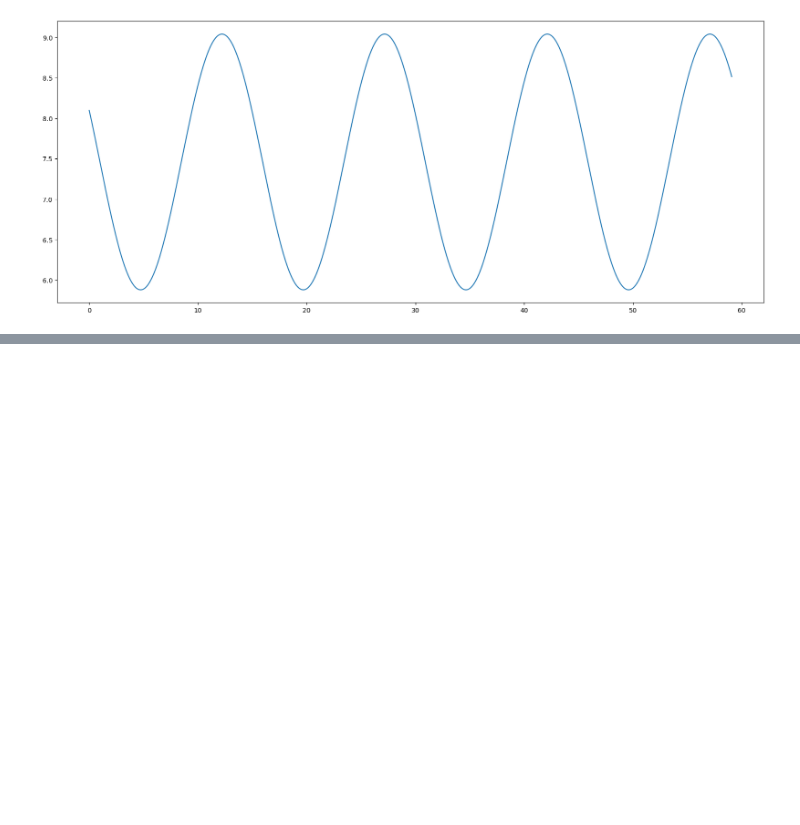
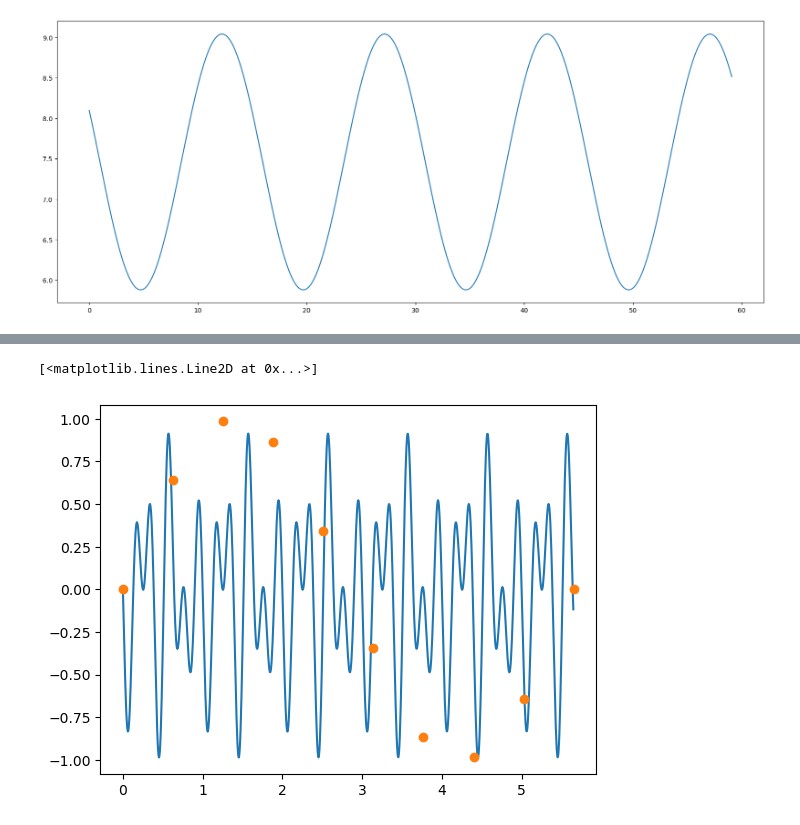
Before and after one commit to lvlanson/phd_notes, a Jupyter notebook: Development/ODE_LVQ/construction_dataset.ipynb, the cells around one changed output, grey strips where cells are left out. Cells and saved outputs as stored; diff of their text form; code cells hidden in the pictures; blank space fills up the shorter version.

```diff
--- a/Development/ODE_LVQ/construction_dataset.ipynb
+++ b/Development/ODE_LVQ/construction_dataset.ipynb
@@ -259,0 +255,12 @@ plt.plot(x,y)
+# %%
+def F_n(Y):
+    n = len(Y)
+    Y_hat = []
+    for k in range(len(Y)):
+        transformed_k = 1/n * sum([y_l * np.exp(-2 * np.pi * 1j* k * l/n) for l, y_l in enumerate(Y) ])
+        Y_hat.append(transformed_k)
+    return Y_hat
+
+Y_hat = F_n(y)
+pp([str(_y) for _y in Y_hat])
+pp([str(_y) for _y in np.fft.fft(y)])
@@ -259,0 +301,27 @@ plt.plot(x,y)
+# %%
+def trig_interpolation(Y_hat, x_range, depth=1000):
+    n = len(Y_hat)
+
+    get_summand = lambda c_j,l,x: c_j*np.exp(2 * np.pi * 1j * l*x)
+
+    y_intp = []
+    x_intp = list((i/depth)*x_range for i in range(depth))
+    if n%2==0:
+        K = n//2
+        for x in x_intp:
+            y_intp.append(sum([get_summand(c_j,l,x) for l,c_j in zip(range(-K+1,K+1), Y_hat)]))
+    else:
+        K = n//2+1
+        for x in x_intp:
+            y_intp.append(sum([get_summand(c_j,l,x) for l,c_j in zip(range(-K,K+1), Y_hat)]))
+
+    return x_intp, y_intp
+
+x_range = max(x)-min(x)
+x_intp, y_intp = trig_interpolation(Y_hat, x_range)
+# %%
+plt.plot(x_intp,np.real(y_intp))
+plt.plot(x,y, 'o')
+# %% [output]
+[<matplotlib.lines.Line2D at 0x...>]
+[figure, added]
```
Also changed, not shown: parts of 8 cells of this notebook, 1 other file.
